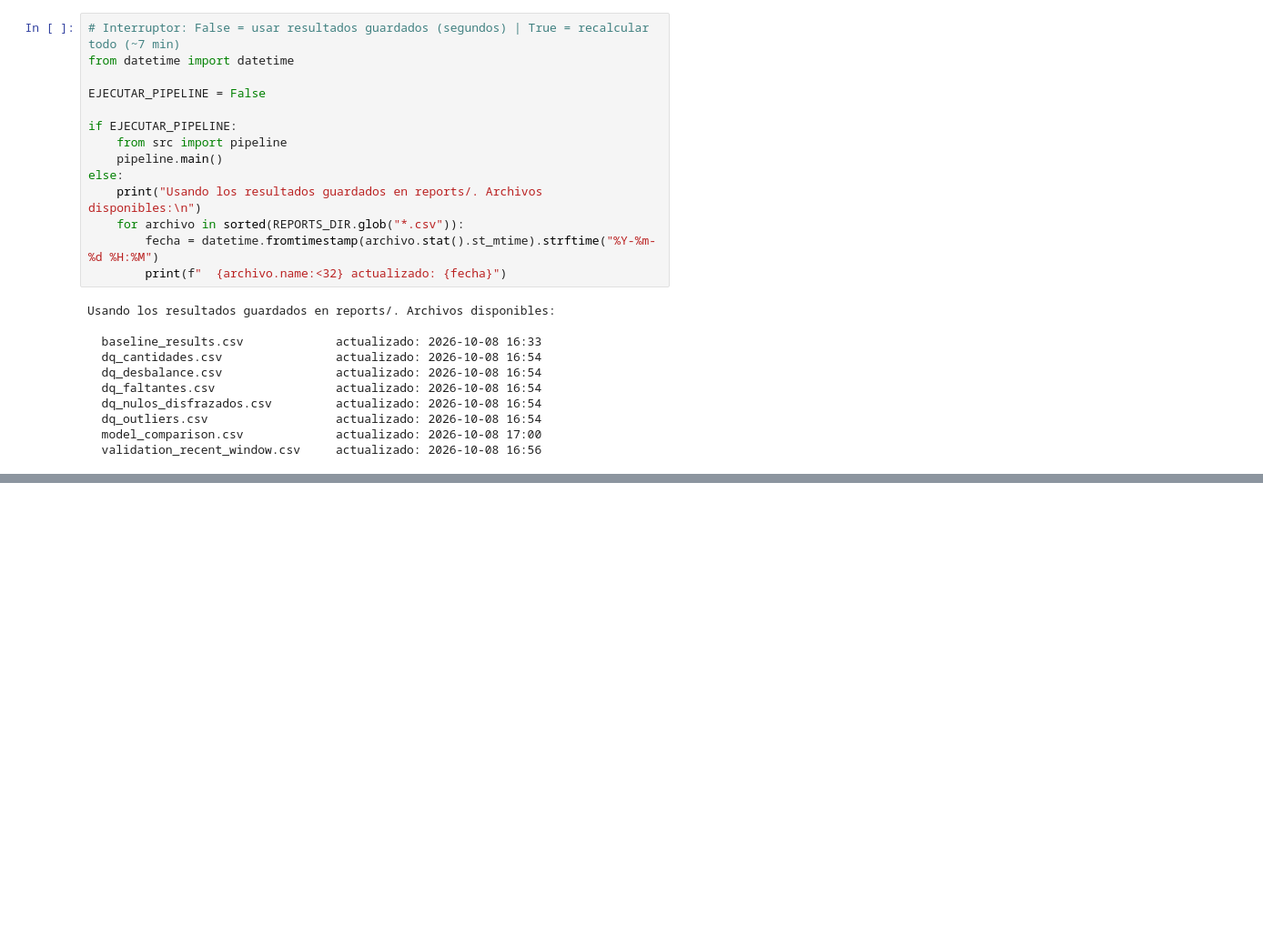
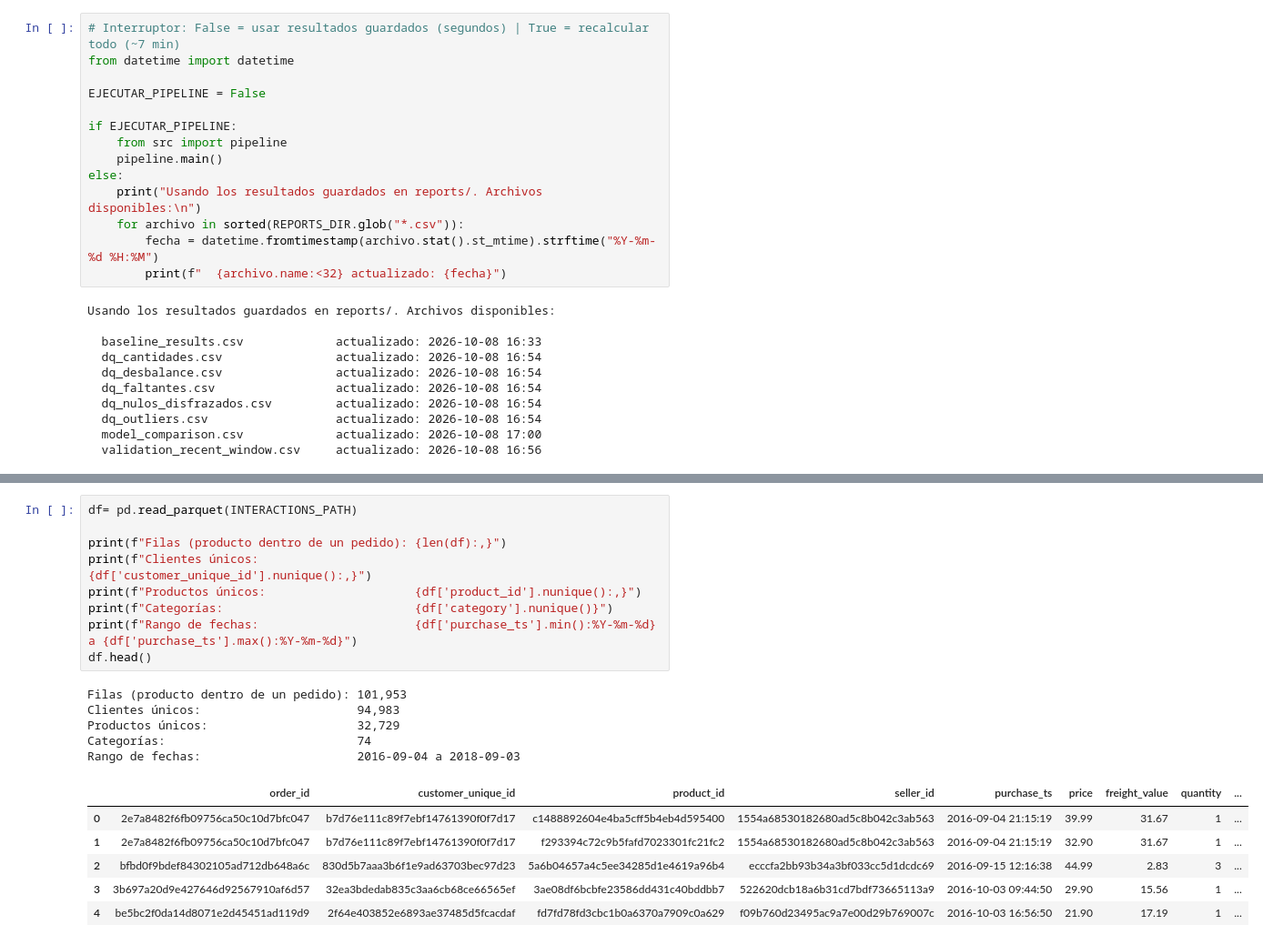
Before and after one commit to DynamoConsultoriaDataSolutions/dynamo-recsys-olist, a Jupyter notebook: notebooks/02_dd_pipeline_reproducible.ipynb, the cells around one changed output, grey strips where cells are left out. Shown at 91% size. Saved outputs shown, nothing was run; the diff lists cells and outputs as text; blank space fills up the shorter version.

```diff
--- a/notebooks/02_dd_pipeline_reproducible.ipynb
+++ b/notebooks/02_dd_pipeline_reproducible.ipynb
@@ -82,0 +87,21 @@ Usando los resultados guardados en reports/. Archivos disponibles:
+# %%
+df= pd.read_parquet(INTERACTIONS_PATH)
+
+print(f"Filas (producto dentro de un pedido): {len(df):,}")
+print(f"Clientes únicos:                      {df['customer_unique_id'].nunique():,}")
+print(f"Productos únicos:                     {df['product_id'].nunique():,}")
+print(f"Categorías:                           {df['category'].nunique()}")
+print(f"Rango de fechas:                      {df['purchase_ts'].min():%Y-%m-%d} a {df['purchase_ts'].max():%Y-%m-%d}")
+df.head()
+# %% [output]
+Filas (producto dentro de un pedido): 101,953
+Clientes únicos:                      94,983
+Productos únicos:                     32,729
+Categorías:                           74
+Rango de fechas:                      2016-09-04 a 2018-09-03
+|  | order_id | customer_unique_id | product_id | seller_id | purchase_ts | price | freight_value | quantity | ... |
+| 0 | 2e7a8482f6fb09756ca50c10d7bfc047 | b7d76e111c89f7ebf14761390f0f7d17 | c1488892604e4ba5cff5b4eb4d595400 | 1554a68530182680ad5c8b042c3ab563 | 2016-09-04 21:15:19 | 39.99 | 31.67 | 1 | ... |
+| 1 | 2e7a8482f6fb09756ca50c10d7bfc047 | b7d76e111c89f7ebf14761390f0f7d17 | f293394c72c9b5fafd7023301fc21fc2 | 1554a68530182680ad5c8b042c3ab563 | 2016-09-04 21:15:19 | 32.90 | 31.67 | 1 | ... |
+| 2 | bfbd0f9bdef84302105ad712db648a6c | 830d5b7aaa3b6f1e9ad63703bec97d23 | 5a6b04657a4c5ee34285d1e4619a96b4 | ecccfa2bb93b34a3bf033cc5d1dcdc69 | 2016-09-15 12:16:38 | 44.99 | 2.83 | 3 | ... |
+| 3 | 3b697a20d9e427646d92567910af6d57 | 32ea3bdedab835c3aa6cb68ce66565ef | 3ae08df6bcbfe23586dd431c40bddbb7 | 522620dcb18a6b31cd7bdf73665113a9 | 2016-10-03 09:44:50 | 29.90 | 15.56 | 1 | ... |
+| 4 | be5bc2f0da14d8071e2d45451ad119d9 | 2f64e403852e6893ae37485d5fcacdaf | fd7fd78fd3cbc1b0a6370a7909c0a629 | f09b760d23495ac9a7e00d29b769007c | 2016-10-03 16:56:50 | 21.90 | 17.19 | 1 | ... |
```
Also changed, not shown: parts of 13 cells of this notebook.
